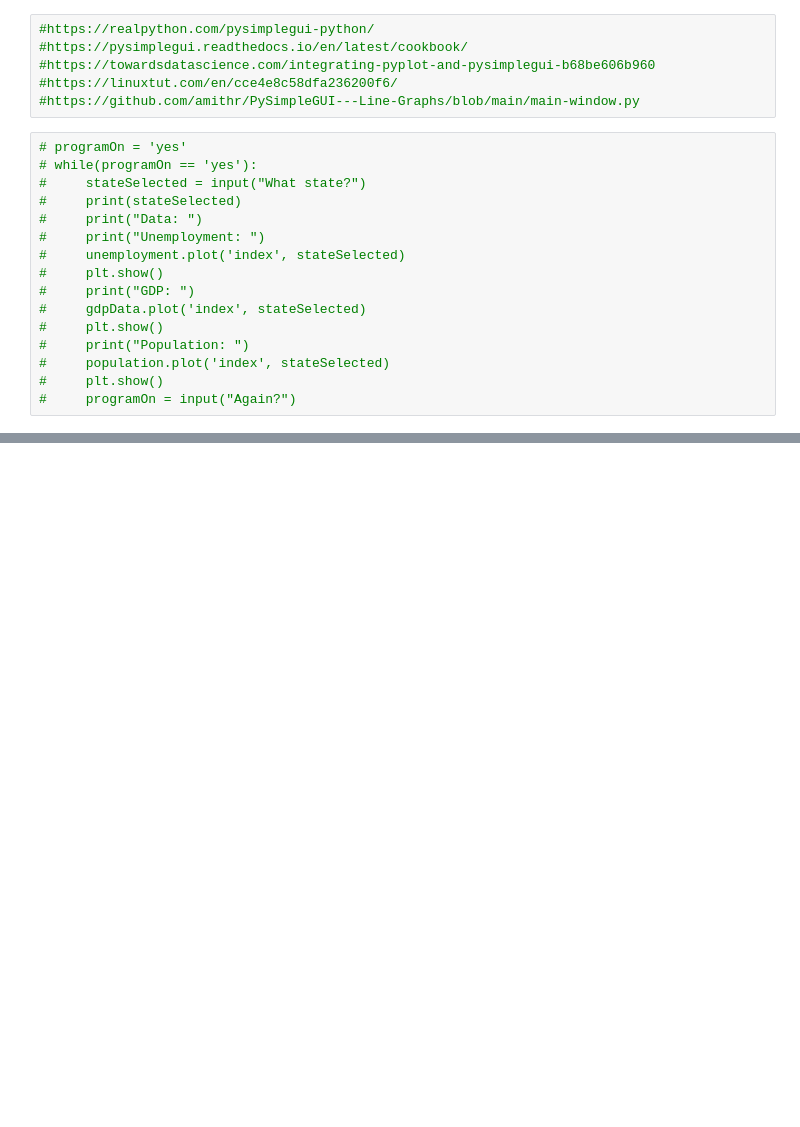
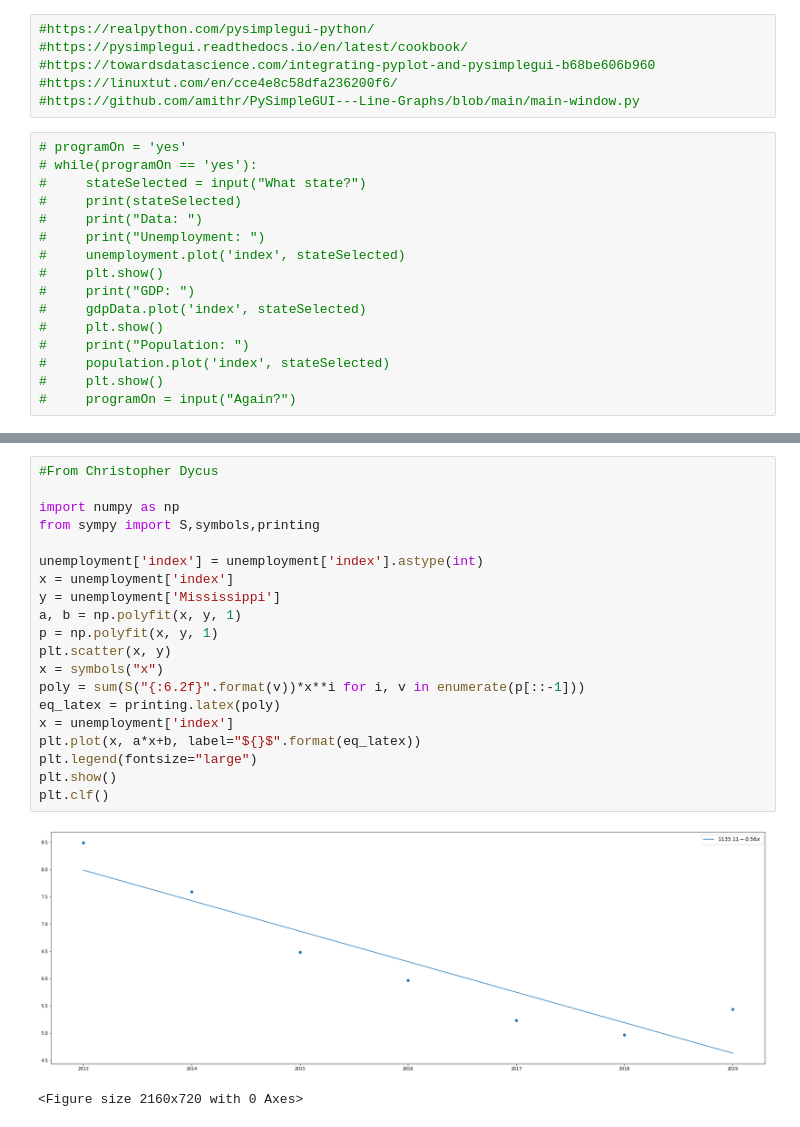
Before and after one commit to aariandhanani/AarianDhananiDataScience, a Jupyter notebook: finalProjectProgram.ipynb, the cells around one changed output, grey strips where cells are left out. Saved outputs shown, nothing was run; the diff lists cells and outputs as text; blank space fills up the shorter version.

```diff
--- a/finalProjectProgram.ipynb
+++ b/finalProjectProgram.ipynb
@@ -246,0 +297,23 @@ while (displayOn == 1):
+# %%
+#From Christopher Dycus
+
+import numpy as np
+from sympy import S,symbols,printing
+
+unemployment['index'] = unemployment['index'].astype(int)
+x = unemployment['index']
+y = unemployment['Mississippi']
+a, b = np.polyfit(x, y, 1)
+p = np.polyfit(x, y, 1)
+plt.scatter(x, y)
+x = symbols("x")
+poly = sum(S("{:6.2f}".format(v))*x**i for i, v in enumerate(p[::-1]))
+eq_latex = printing.latex(poly)
+x = unemployment['index']
+plt.plot(x, a*x+b, label="${}$".format(eq_latex))
+plt.legend(fontsize="large")
+plt.show()
+plt.clf()
+# %% [output]
+[figure, added]
+<Figure size 2160x720 with 0 Axes>
```
Also changed, not shown: parts of 3 cells of this notebook, 4 other files.
